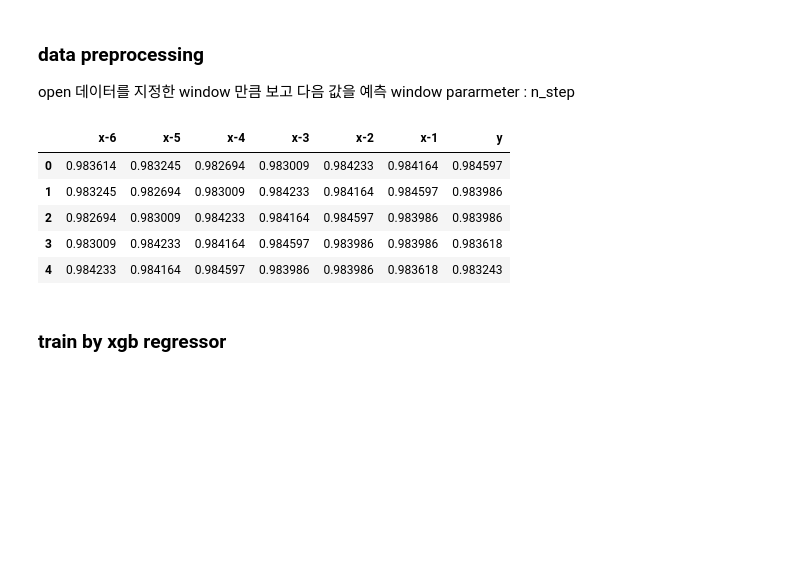
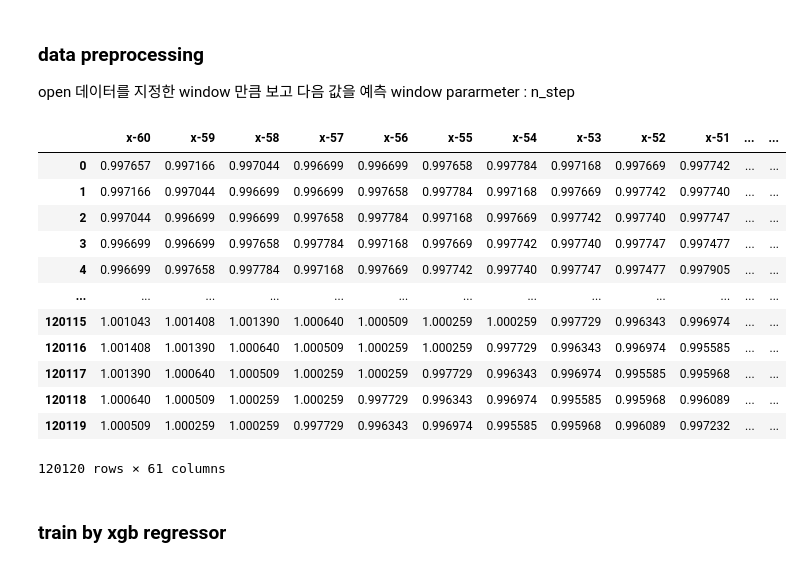
Before and after one commit to Jeongseup/DACON_BitcoinTrader, a Jupyter notebook: xgboost_regressor.ipynb, the cells around one changed output. Drawn from its saved outputs; the diff is of its cells as text; code cells hidden in the pictures; blank space fills up the shorter version.

```diff
--- a/xgboost_regressor.ipynb
+++ b/xgboost_regressor.ipynb
@@ -26,7 +26,10 @@ train_df = df[df.sample_id <= 1000]
 test_df = df[df.sample_id > 1000]
 
 # window size 지정
-n_steps = 6
+n_steps = 60
+# %%
+#앞부분이 필요가 없을 것 같아서 다시 피팅
+train_df = train_df[train_df.time > (1500 - 121 - n_steps)]
 # %% [markdown]
 ### data preprocessing
 open 데이터를 지정한 window 만큼 보고 다음 값을 예측
@@ -89,14 +92,21 @@ def split_sequence(dataframe, n_steps = n_steps):
 preprocessed_train_df = split_sequence(dataframe = train_df, n_steps = n_steps)
 # %%
 # 전처리 예시
-preprocessed_train_df.head()
+preprocessed_train_df
 # %% [output]
-|  | x-6 | x-5 | x-4 | x-3 | x-2 | x-1 | y |
-| 0 | 0.983614 | 0.983245 | 0.982694 | 0.983009 | 0.984233 | 0.984164 | 0.984597 |
-| 1 | 0.983245 | 0.982694 | 0.983009 | 0.984233 | 0.984164 | 0.984597 | 0.983986 |
-| 2 | 0.982694 | 0.983009 | 0.984233 | 0.984164 | 0.984597 | 0.983986 | 0.983986 |
-| 3 | 0.983009 | 0.984233 | 0.984164 | 0.984597 | 0.983986 | 0.983986 | 0.983618 |
-| 4 | 0.984233 | 0.984164 | 0.984597 | 0.983986 | 0.983986 | 0.983618 | 0.983243 |
+|  | x-60 | x-59 | x-58 | x-57 | x-56 | x-55 | x-54 | x-53 | x-52 | x-51 | ... | ... |
+| 0 | 0.997657 | 0.997166 | 0.997044 | 0.996699 | 0.996699 | 0.997658 | 0.997784 | 0.997168 | 0.997669 | 0.997742 | ... | ... |
+| 1 | 0.997166 | 0.997044 | 0.996699 | 0.996699 | 0.997658 | 0.997784 | 0.997168 | 0.997669 | 0.997742 | 0.997740 | ... | ... |
+| 2 | 0.997044 | 0.996699 | 0.996699 | 0.997658 | 0.997784 | 0.997168 | 0.997669 | 0.997742 | 0.997740 | 0.997747 | ... | ... |
+| 3 | 0.996699 | 0.996699 | 0.997658 | 0.997784 | 0.997168 | 0.997669 | 0.997742 | 0.997740 | 0.997747 | 0.997477 | ... | ... |
+| 4 | 0.996699 | 0.997658 | 0.997784 | 0.997168 | 0.997669 | 0.997742 | 0.997740 | 0.997747 | 0.997477 | 0.997905 | ... | ... |
+| ... | ... | ... | ... | ... | ... | ... | ... | ... | ... | ... | ... | ... |
+| 120115 | 1.001043 | 1.001408 | 1.001390 | 1.000640 | 1.000509 | 1.000259 | 1.000259 | 0.997729 | 0.996343 | 0.996974 | ... | ... |
+| 120116 | 1.001408 | 1.001390 | 1.000640 | 1.000509 | 1.000259 | 1.000259 | 0.997729 | 0.996343 | 0.996974 | 0.995585 | ... | ... |
+| 120117 | 1.001390 | 1.000640 | 1.000509 | 1.000259 | 1.000259 | 0.997729 | 0.996343 | 0.996974 | 0.995585 | 0.995968 | ... | ... |
+| 120118 | 1.000640 | 1.000509 | 1.000259 | 1.000259 | 0.997729 | 0.996343 | 0.996974 | 0.995585 | 0.995968 | 0.996089 | ... | ... |
+| 120119 | 1.000509 | 1.000259 | 1.000259 | 0.997729 | 0.996343 | 0.996974 | 0.995585 | 0.995968 | 0.996089 | 0.997232 | ... | ... |
+120120 rows × 61 columns
 # %% [markdown]
 ### train by xgb regressor
 # %%
```
Also changed, not shown: parts of 8 cells of this notebook, 4 other files.
